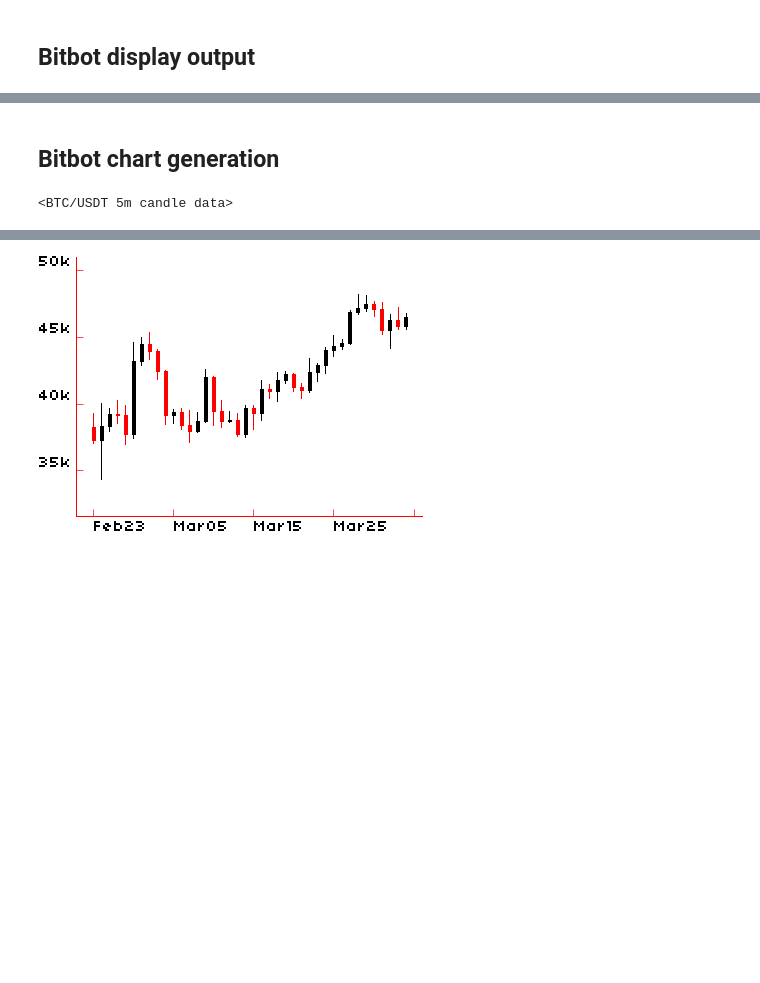
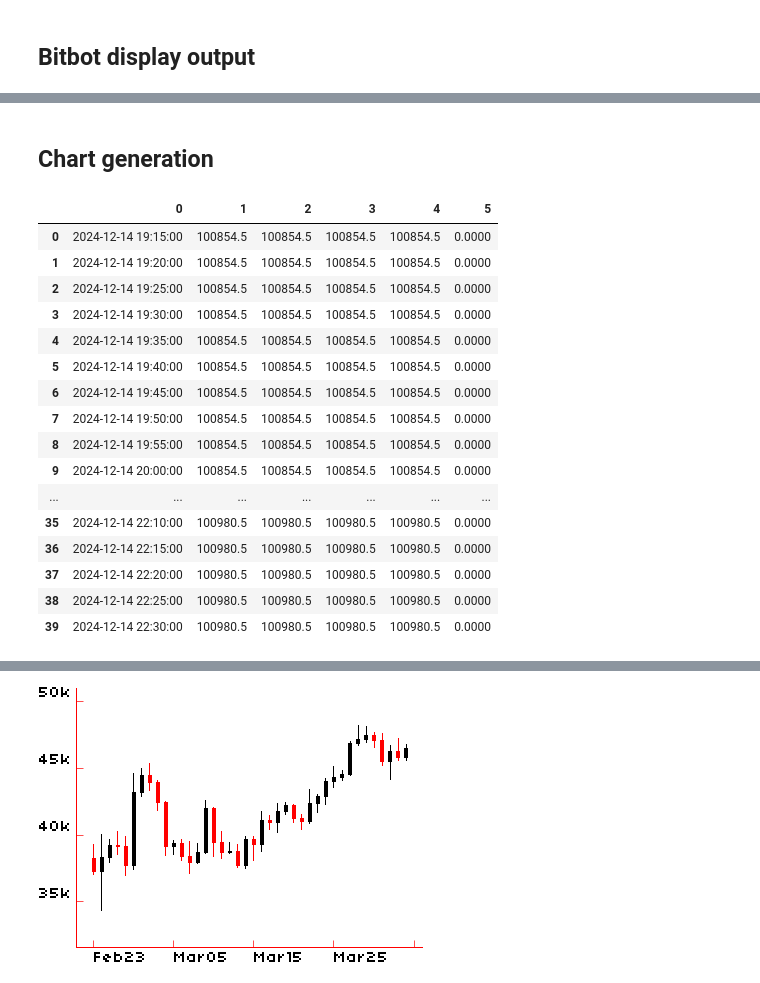
Before and after one commit to donbing/Bitbot, a Jupyter notebook: examples.ipynb, the cells around one changed output, grey strips where cells are left out. Drawn from its saved outputs; the diff is of its cells as text; code cells hidden in the pictures; blank space fills up the shorter version.

```diff
--- a/examples.ipynb
+++ b/examples.ipynb
@@ -42,13 +42,31 @@ img.show()
 # %% [markdown]
-## Bitbot chart generation
+## Chart generation
 # %%
 # fetch configured candle history
 from src.exchanges import crypto_exchanges
+
 exchange = crypto_exchanges.Exchange(config)
 chart_data = exchange.fetch_history()
-chart_data
+import pandas as pd
+pd.DataFrame(chart_data.candle_data)
 # %% [output]
-<BTC/USDT 5m candle data>
+|  | 0 | 1 | 2 | 3 | 4 | 5 |
+| 0 | 2024-12-14 19:15:00 | 100854.5 | 100854.5 | 100854.5 | 100854.5 | 0.0000 |
+| 1 | 2024-12-14 19:20:00 | 100854.5 | 100854.5 | 100854.5 | 100854.5 | 0.0000 |
+| 2 | 2024-12-14 19:25:00 | 100854.5 | 100854.5 | 100854.5 | 100854.5 | 0.0000 |
+| 3 | 2024-12-14 19:30:00 | 100854.5 | 100854.5 | 100854.5 | 100854.5 | 0.0000 |
+| 4 | 2024-12-14 19:35:00 | 100854.5 | 100854.5 | 100854.5 | 100854.5 | 0.0000 |
+| 5 | 2024-12-14 19:40:00 | 100854.5 | 100854.5 | 100854.5 | 100854.5 | 0.0000 |
+| 6 | 2024-12-14 19:45:00 | 100854.5 | 100854.5 | 100854.5 | 100854.5 | 0.0000 |
+| 7 | 2024-12-14 19:50:00 | 100854.5 | 100854.5 | 100854.5 | 100854.5 | 0.0000 |
+| 8 | 2024-12-14 19:55:00 | 100854.5 | 100854.5 | 100854.5 | 100854.5 | 0.0000 |
+| 9 | 2024-12-14 20:00:00 | 100854.5 | 100854.5 | 100854.5 | 100854.5 | 0.0000 |
+| ... | ... | ... | ... | ... | ... | ... |
+| 35 | 2024-12-14 22:10:00 | 100980.5 | 100980.5 | 100980.5 | 100980.5 | 0.0000 |
+| 36 | 2024-12-14 22:15:00 | 100980.5 | 100980.5 | 100980.5 | 100980.5 | 0.0000 |
+| 37 | 2024-12-14 22:20:00 | 100980.5 | 100980.5 | 100980.5 | 100980.5 | 0.0000 |
+| 38 | 2024-12-14 22:25:00 | 100980.5 | 100980.5 | 100980.5 | 100980.5 | 0.0000 |
+| 39 | 2024-12-14 22:30:00 | 100980.5 | 100980.5 | 100980.5 | 100980.5 | 0.0000 |
 # %%
 
 from src.drawing.mpf_plotted_chart import NewPlottedChart
```
Also changed, not shown: parts of 2 cells of this notebook.
